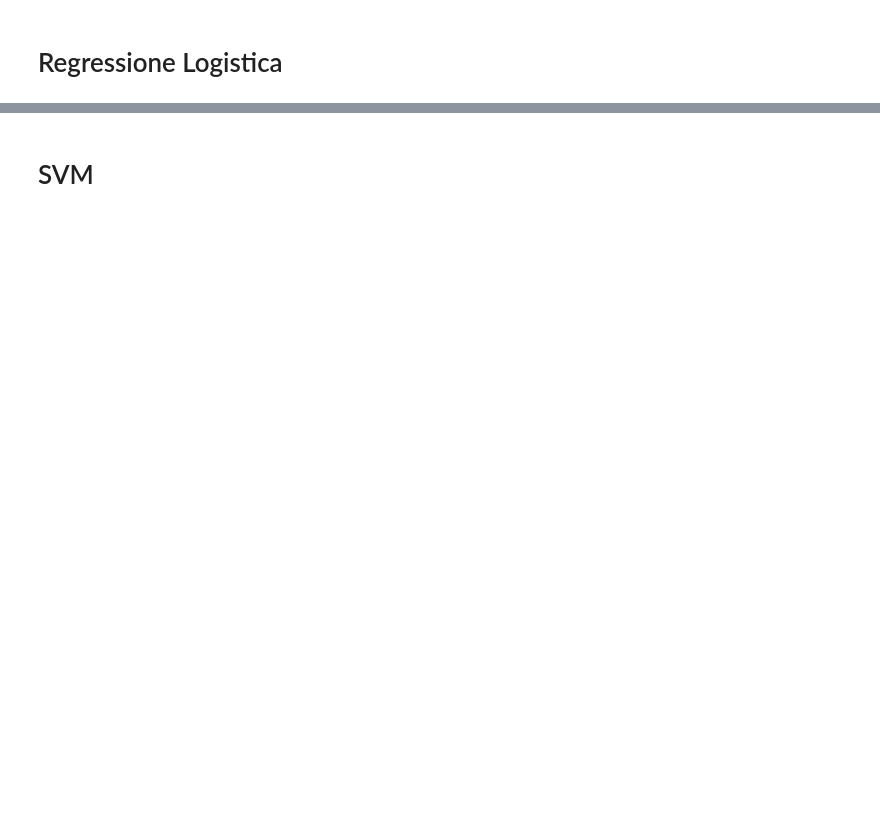
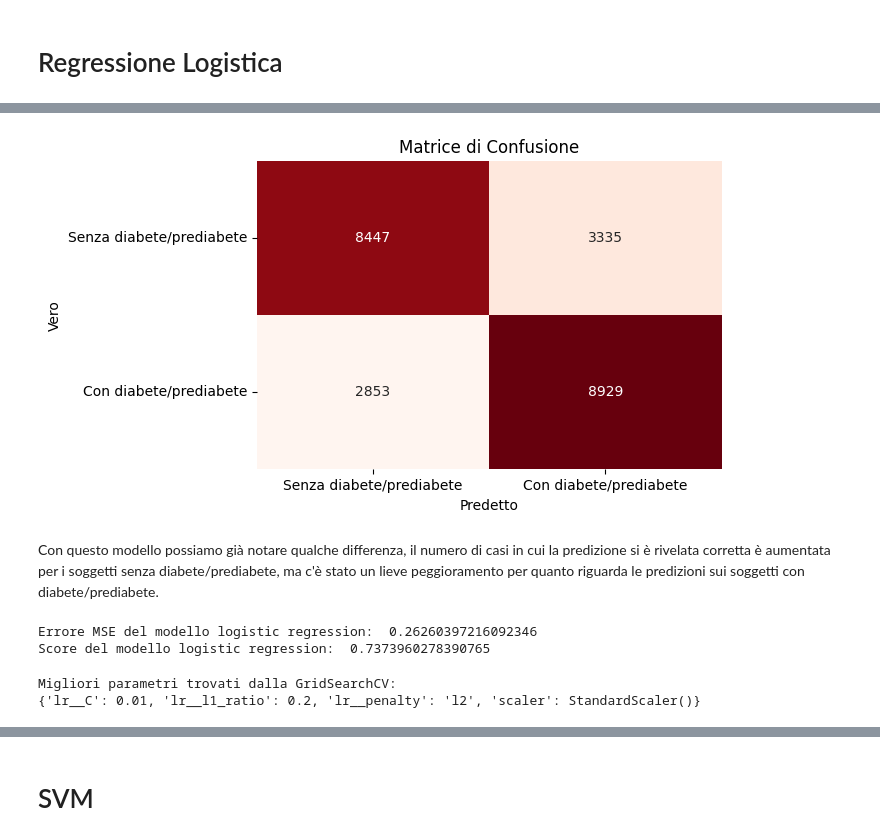
Before and after one commit to Aleversari15/ProgettoDataIntensive2024, a Jupyter notebook: diabetesHealth.ipynb, the cells around one changed output, grey strips where cells are left out. Drawn from its saved outputs; the diff is of its cells as text; code cells hidden in the pictures; blank space fills up the shorter version.

```diff
--- a/diabetesHealth.ipynb
+++ b/diabetesHealth.ipynb
@@ -451,27 +488,20 @@ Errore R2 del modello perceptron:  -0.38007129519606186
 # %%
 
 from sklearn.linear_model import LogisticRegression
-from sklearn.metrics import accuracy_score, classification_report
 
 model = Pipeline([
     ("scaler", StandardScaler()),
-    ("lr", LogisticRegression(solver="saga", penalty="l1", C=0.1))
+    ("lr", LogisticRegression())
 ])
-model.fit(x_train, y_train)
-
-# Predizione sui dati di validazione
-y_pred = log_reg.predict(x_val)
 
 grid={
         "scaler": [None, StandardScaler()],
-        "lr__penalty": ["elasticnet"],
+        "lr__penalty": ['l1', 'l2'],
         "lr__C": np.logspace(-2, 2, 5),
         "lr__l1_ratio": [0.2, 0.5]
     }
 
-gridSearch = GridSearchCV(model, grid, cv=skf)
-gridSearch.fit(x_train, y_train)
-# Valutazione del modello
-accuracy = accuracy_score(y_val, y_pred)*100
-print(f'Accuracy: {accuracy:.2f}%')
+logReg_gridSearch = GridSearchCV(model, grid, cv=skf)
+logReg_gridSearch.fit(x_train, y_train)
+y_pred = logReg_gridSearch.predict(x_val)
 # %% [output]
@@ -486 +549,31 @@ Accuratezza calcolata con matrice di confusione: 73.73%
+# %%
+plt.figure(figsize=(6, 4))
+sns.heatmap(cm, annot=True, cmap='Reds', fmt='g', cbar=False,
+            xticklabels=['Senza diabete/prediabete', 'Con diabete/prediabete'], yticklabels=['Senza diabete/prediabete', 'Con diabete/prediabete'])
+plt.xlabel('Predetto')
+plt.ylabel('Vero')
+plt.title('Matrice di Confusione')
+plt.show()
+# %% [output]
+[figure, added]
+# %% [markdown]
+Con questo modello possiamo già notare qualche differenza, il numero di casi in cui la predizione si è rivelata corretta è aumentata per i soggetti senza diabete/prediabete, ma c'è stato un lieve peggioramento per quanto riguarda le predizioni sui soggetti con diabete/prediabete.
+# %%
+
+logReg_MSE = mean_squared_error(y_val, y_pred)
+
+logReg_score = logReg_gridSearch.score(x_val,y_val)
+
+print('Errore MSE del modello logistic regression: ', logReg_MSE)
+
+print('Score del modello logistic regression: ', logReg_score)
+# %% [output]
+Errore MSE del modello logistic regression:  0.26260397216092346
+Score del modello logistic regression:  0.7373960278390765
+# %%
+print("Migliori parametri trovati dalla GridSearchCV:")
+print(logReg_gridSearch.best_params_)
+# %% [output]
+Migliori parametri trovati dalla GridSearchCV:
+{'lr__C': 0.01, 'lr__l1_ratio': 0.2, 'lr__penalty': 'l2', 'scaler': StandardScaler()}
 # %%
```
Also changed, not shown: parts of 59 cells of this notebook.
